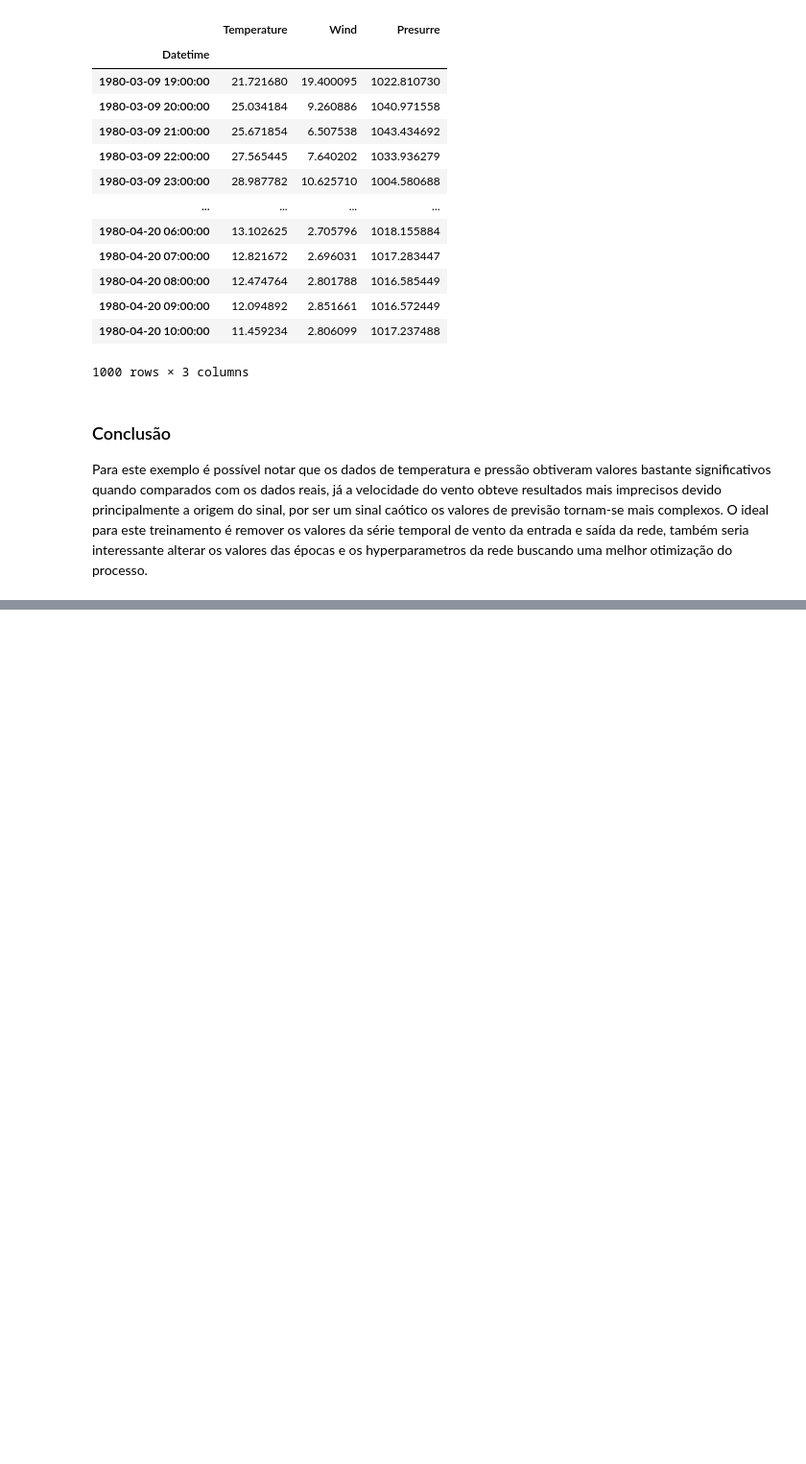
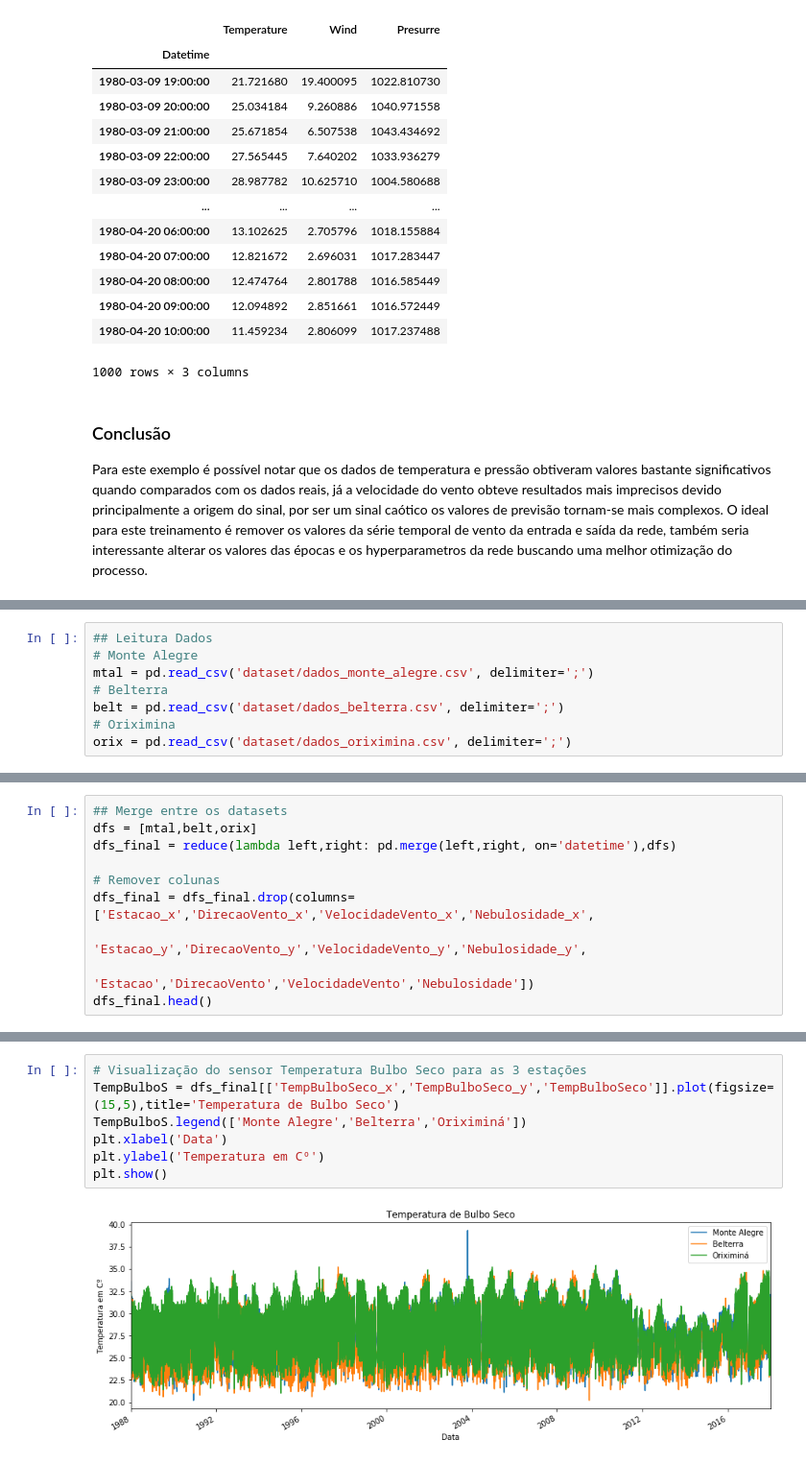
Before and after one commit to helvecioneto/CAP-351, a Jupyter notebook: 05-RNN.ipynb, the cells around one changed output, grey strips where cells are left out. Shown at 96% size. Drawn from its saved outputs; the diff is of its cells as text; blank space fills up the shorter version.

```diff
--- a/05-RNN.ipynb
+++ b/05-RNN.ipynb
@@ -823,0 +837,8 @@ O ideal para este treinamento é remover os valores da série temporal de vento
+# %%
+## Leitura Dados
+# Monte Alegre
+mtal = pd.read_csv('dataset/dados_monte_alegre.csv', delimiter=';')
+# Belterra
+belt = pd.read_csv('dataset/dados_belterra.csv', delimiter=';')
+# Oriximina
+orix = pd.read_csv('dataset/dados_oriximina.csv', delimiter=';')
@@ -823,0 +893,10 @@ O ideal para este treinamento é remover os valores da série temporal de vento
+# %%
+## Merge entre os datasets
+dfs = [mtal,belt,orix]
+dfs_final = reduce(lambda left,right: pd.merge(left,right, on='datetime'),dfs)
+
+# Remover colunas
+dfs_final = dfs_final.drop(columns=['Estacao_x','DirecaoVento_x','VelocidadeVento_x','Nebulosidade_x',
+                                   'Estacao_y','DirecaoVento_y','VelocidadeVento_y','Nebulosidade_y',
+                                   'Estacao','DirecaoVento','VelocidadeVento','Nebulosidade'])
+dfs_final.head()
@@ -823,0 +917,9 @@ O ideal para este treinamento é remover os valores da série temporal de vento
+# %%
+# Visualização do sensor Temperatura Bulbo Seco para as 3 estações
+TempBulboS = dfs_final[['TempBulboSeco_x','TempBulboSeco_y','TempBulboSeco']].plot(figsize=(15,5),title='Temperatura de Bulbo Seco')
+TempBulboS.legend(['Monte Alegre','Belterra','Oriximiná'])
+plt.xlabel('Data')
+plt.ylabel('Temperatura em Cº')
+plt.show()
+# %% [output]
+[figure, added]
```
Also changed, not shown: parts of 38 cells of this notebook.
